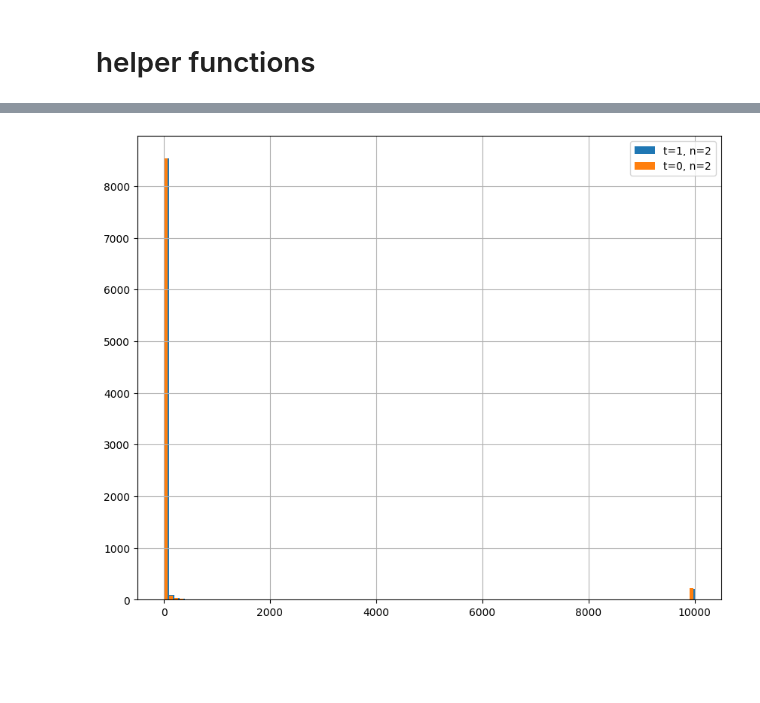
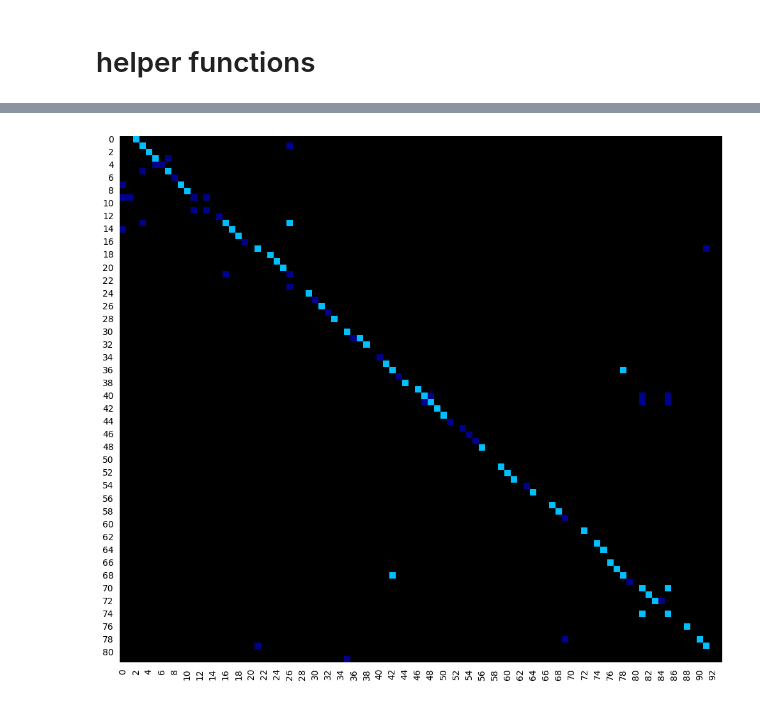
Before and after one commit to KevinCarr42/AI-Translation, a Jupyter notebook: fr_eng_cleaning_chunking.ipynb, the cells around one changed output, grey strips where cells are left out. Cells and saved outputs as stored; diff of their text form; code cells hidden in the pictures; blank space fills up the shorter version.

```diff
--- a/fr_eng_cleaning_chunking.ipynb
+++ b/fr_eng_cleaning_chunking.ipynb
@@ -239,19 +186,41 @@ plt.show()
-# %%
-plt.show()
-plt.figure(figsize=(10, 8))
-
-data = [
-    (matched_df_1_2, 't=1, n=2'),
-    (matched_df_0_2, 't=0, n=2'),
-]
-n = 100
-
-for i, (df, label) in enumerate(data):
-    df['len_diff'].hist(bins=n, width=(10000/n-i*3000/n), label=label)
-
-plt.legend()
-plt.show()
-
-# looks liek tolerance 1 is VERY VERY SLIGHTLY better
-# %% [output]
-[figure, removed]
+# %%
+clf = LanguageClassifier()
+
+matched_df = process_all_rows(fr_eng_correlation_df, parsed_docs_folder, clf)
+# %%
+# TODO: a better way to do this??? merge from both sides? check for capital letter?
+
+def create_similarity_matrix(text_fr, text_en):
+    model = SentenceTransformer('sentence-transformers/paraphrase-multilingual-MiniLM-L12-v2')
+
+    sentences_fr = [x.strip() for x in text_fr.split(".") if x != ""]
+    sentences_en = [x.strip() for x in text_en.split(".") if x != ""]
+
+    embeddings_fr = model.encode(sentences_fr, convert_to_tensor=True)
+    embeddings_en = model.encode(sentences_en, convert_to_tensor=True)
+
+    return util.pytorch_cos_sim(embeddings_fr, embeddings_en)
+
+
+row_n = 1000
+text_fr, text_en = matched_df.iloc[row_n]['text_fr'], matched_df.iloc[row_n]['text_en']
+similarity_matrix = create_similarity_matrix(text_fr, text_en)
+# %%
+def plot_similarity_heatmap(similarity_matrix):
+    fig, ax = plt.subplots(figsize=(10, 10))
+
+    cmap = mcolors.ListedColormap(["black", "darkblue", "deepskyblue"])
+    bounds = [0, 0.7, 0.8, 1]
+    norm = mcolors.BoundaryNorm(bounds, cmap.N)
+
+    sns.heatmap(similarity_matrix, cmap=cmap, norm=norm, cbar=False, square=True, linewidths=0, ax=ax)
+
+    ax.tick_params(left=False, bottom=False)
+
+    plt.tight_layout()
+    plt.show()
+
+
+plot_similarity_heatmap(similarity_matrix)
+# %% [output]
+[figure, added]
```
Also changed, not shown: parts of 13 cells of this notebook.
